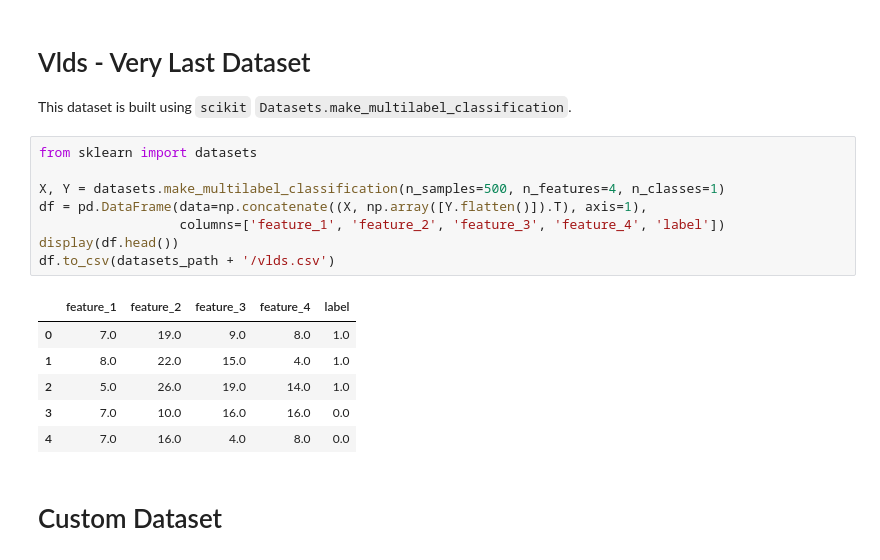
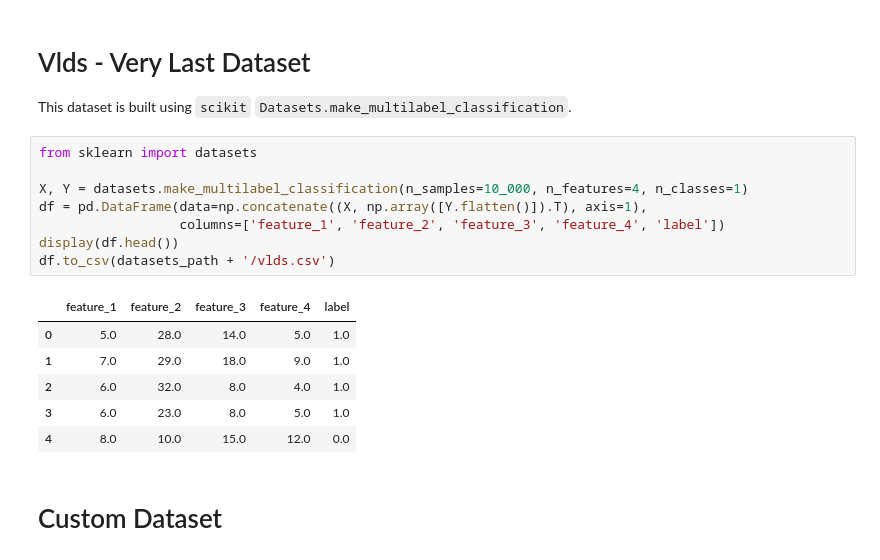
Before and after one commit to lukasbischof/qi-project, a Jupyter notebook: datasets.ipynb, the cells around one changed output. Saved outputs shown, nothing was run; the diff lists cells and outputs as text.

```diff
--- a/datasets.ipynb
+++ b/datasets.ipynb
@@ -138,18 +138,18 @@ This dataset is built using `scikit` `Datasets.make_multilabel_classification`.
 # %%
 from sklearn import datasets
 
-X, Y = datasets.make_multilabel_classification(n_samples=500, n_features=4, n_classes=1)
+X, Y = datasets.make_multilabel_classification(n_samples=10_000, n_features=4, n_classes=1)
 df = pd.DataFrame(data=np.concatenate((X, np.array([Y.flatten()]).T), axis=1),
                   columns=['feature_1', 'feature_2', 'feature_3', 'feature_4', 'label'])
 display(df.head())
 df.to_csv(datasets_path + '/vlds.csv')
 # %% [output]
 |  | feature_1 | feature_2 | feature_3 | feature_4 | label |
-| 0 | 7.0 | 19.0 | 9.0 | 8.0 | 1.0 |
-| 1 | 8.0 | 22.0 | 15.0 | 4.0 | 1.0 |
-| 2 | 5.0 | 26.0 | 19.0 | 14.0 | 1.0 |
-| 3 | 7.0 | 10.0 | 16.0 | 16.0 | 0.0 |
-| 4 | 7.0 | 16.0 | 4.0 | 8.0 | 0.0 |
+| 0 | 5.0 | 28.0 | 14.0 | 5.0 | 1.0 |
+| 1 | 7.0 | 29.0 | 18.0 | 9.0 | 1.0 |
+| 2 | 6.0 | 32.0 | 8.0 | 4.0 | 1.0 |
+| 3 | 6.0 | 23.0 | 8.0 | 5.0 | 1.0 |
+| 4 | 8.0 | 10.0 | 15.0 | 12.0 | 0.0 |
 # %% [markdown]
 # Custom Dataset
 # %%
```
Also changed, not shown: 5 other files.
